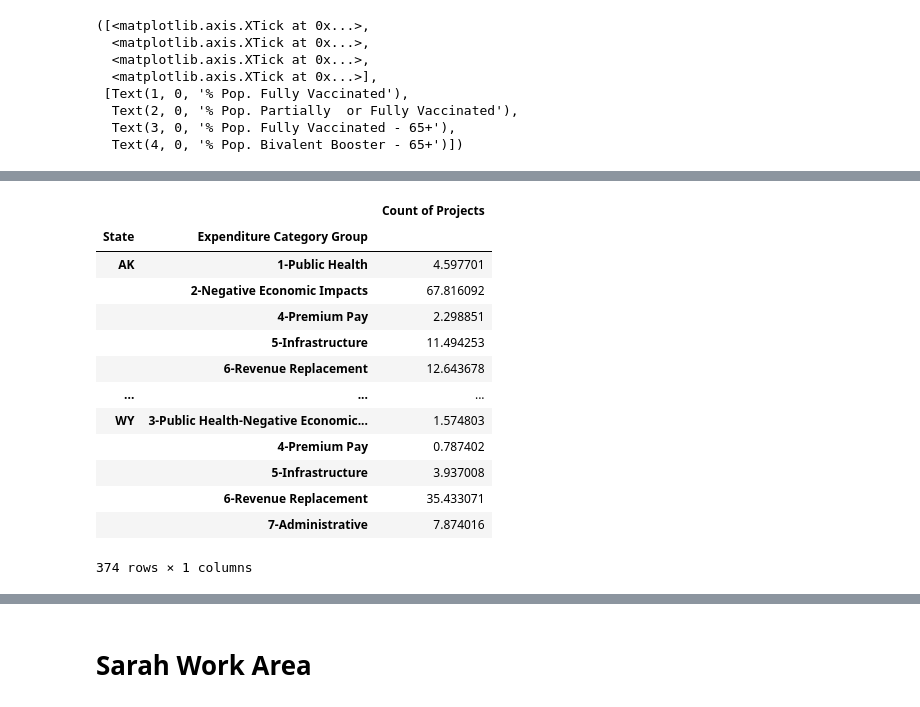
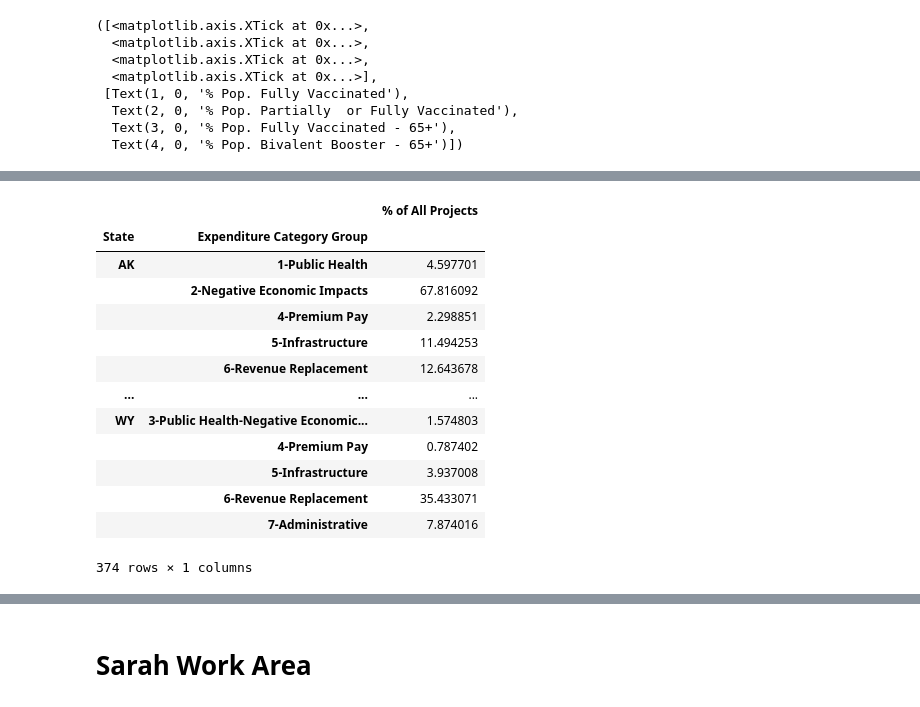
Before and after one commit to Evdawg/Project_1_Covid_Data, a Jupyter notebook: Project_1_covid.ipynb, the cells around one changed output, grey strips where cells are left out. Saved outputs shown, nothing was run; the diff lists cells and outputs as text; code cells hidden in the pictures.

```diff
--- a/Project_1_covid.ipynb
+++ b/Project_1_covid.ipynb
@@ -924,14 +924,14 @@ categories_percentage_covid
 | 6-Revenue Replacement | 15.039514 |
 | 7-Administrative | 2.650456 |
 # %%
-spending_by_state = all_us_projects_df.groupby(['State', 'Expenditure Category Group']).count()
-total_projects_per_state = spending_by_state.groupby('State')['Recipient Name'].sum()
-categories_percentage_by_state = (spending_by_state['Recipient Name']/total_projects_per_state)*100
-categories_percentage_by_state = pd.DataFrame(categories_percentage_by_state)
-categories_percentage_by_state.rename(columns={'Recipient Name': 'Count of Projects'}, inplace=True)
-categories_percentage_by_state
+spending_by_state_all = all_us_projects_df.groupby(['State', 'Expenditure Category Group']).count()
+total_projects_per_state_all = spending_by_state_all.groupby('State')['Recipient Name'].sum()
+categories_percentage_by_state_all = (spending_by_state_all['Recipient Name']/total_projects_per_state_all)*100
+categories_percentage_by_state_all = pd.DataFrame(categories_percentage_by_state_all)
+categories_percentage_by_state_all.rename(columns={'Recipient Name': '% of All Projects'}, inplace=True)
+categories_percentage_by_state_all
 # %% [output]
-|  |  | Count of Projects |
+|  |  | % of All Projects |
 | State | Expenditure Category Group |  |
 | AK | 1-Public Health | 4.597701 |
 |  | 2-Negative Economic Impacts | 67.816092 |
```
Also changed, not shown: parts of 3 cells of this notebook.
